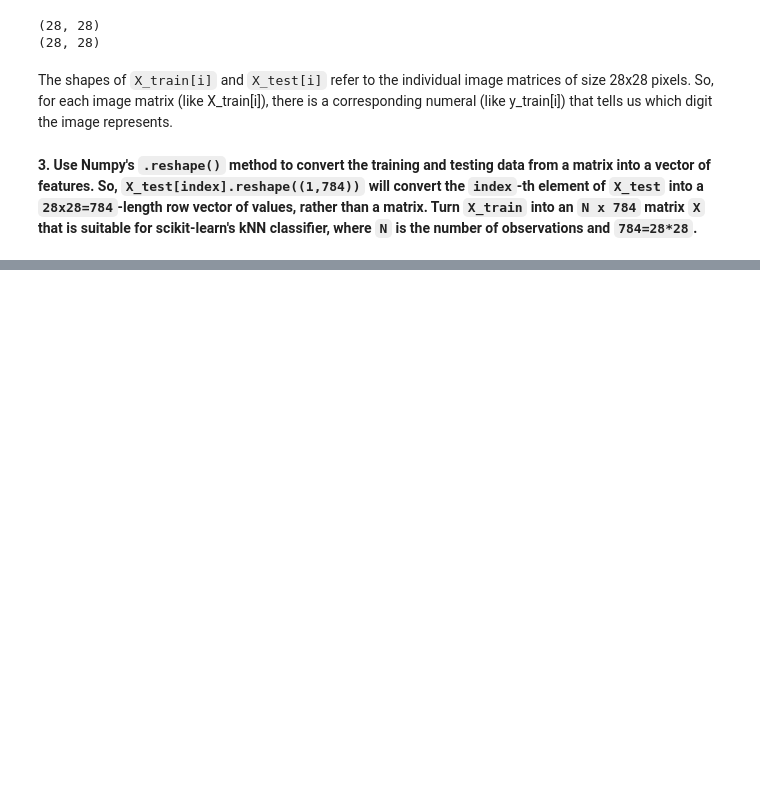
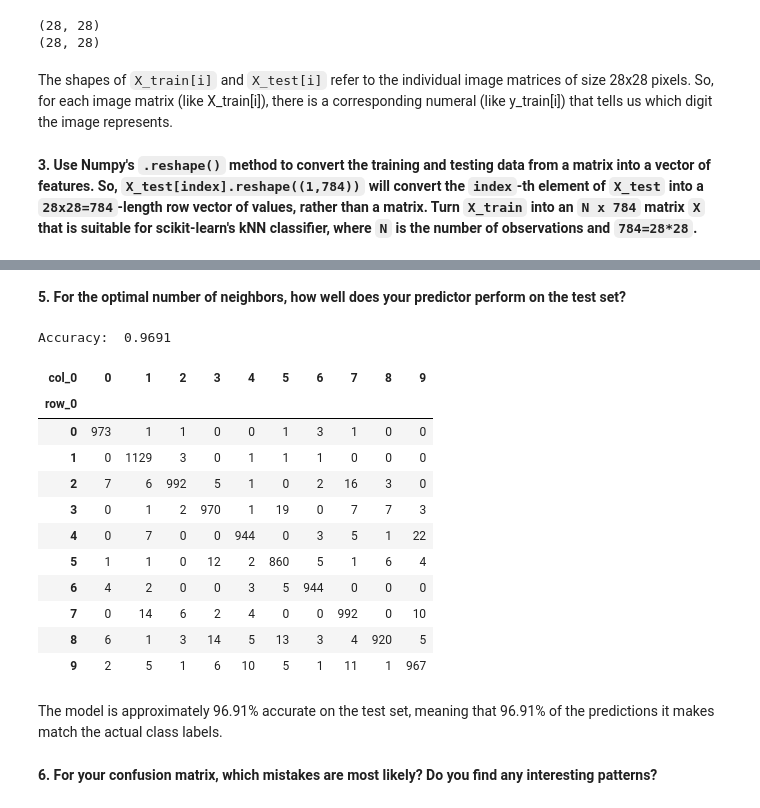
Before and after one commit to kweuj7fh/DS3001-Lab03-Computer_Vision, a Jupyter notebook: Computer_Vision_Lab.ipynb, the cells around one changed output, grey strips where cells are left out. Drawn from its saved outputs; the diff is of its cells as text; code cells hidden in the pictures; blank space fills up the shorter version.

```diff
--- a/Computer_Vision_Lab.ipynb
+++ b/Computer_Vision_Lab.ipynb
@@ -88,0 +128,30 @@ FileNotFoundError: [Errno 2] No such file or directory: 'kweuj7fh/DS3001-Lab03-C
+# %% [markdown]
+**5. For the optimal number of neighbors, how well does your predictor perform on the test set?**
+# %%
+knn = KNeighborsClassifier(n_neighbors = 1)  # initialize KNN model with 1 neighbor
+predictor = knn.fit(Z_train.values, y_train)  # fit model on the training data
+
+y_hat = predictor.predict(Z_test.values)  # predict labels for the test set
+
+accuracy = knn.score(Z_test.values, y_test)  # calculate accuracy on the test set
+print('Accuracy: ', accuracy) # print the accuracy
+
+pd.crosstab(y_test, y_hat) # crosstab confusion matrix
+# %% [output]
+Accuracy:  0.9691
+| col_0 | 0 | 1 | 2 | 3 | 4 | 5 | 6 | 7 | 8 | 9 |
+| row_0 |  |  |  |  |  |  |  |  |  |  |
+| 0 | 973 | 1 | 1 | 0 | 0 | 1 | 3 | 1 | 0 | 0 |
+| 1 | 0 | 1129 | 3 | 0 | 1 | 1 | 1 | 0 | 0 | 0 |
+| 2 | 7 | 6 | 992 | 5 | 1 | 0 | 2 | 16 | 3 | 0 |
+| 3 | 0 | 1 | 2 | 970 | 1 | 19 | 0 | 7 | 7 | 3 |
+| 4 | 0 | 7 | 0 | 0 | 944 | 0 | 3 | 5 | 1 | 22 |
+| 5 | 1 | 1 | 0 | 12 | 2 | 860 | 5 | 1 | 6 | 4 |
+| 6 | 4 | 2 | 0 | 0 | 3 | 5 | 944 | 0 | 0 | 0 |
+| 7 | 0 | 14 | 6 | 2 | 4 | 0 | 0 | 992 | 0 | 10 |
+| 8 | 6 | 1 | 3 | 14 | 5 | 13 | 3 | 4 | 920 | 5 |
+| 9 | 2 | 5 | 1 | 6 | 10 | 5 | 1 | 11 | 1 | 967 |
+# %% [markdown]
+The model is approximately 96.91% accurate on the test set, meaning that 96.91% of the predictions it makes match the actual class labels.
+# %% [markdown]
+**6. For your confusion matrix, which mistakes are most likely? Do you find any interesting patterns?**
```
Also changed, not shown: parts of 7 cells of this notebook.
